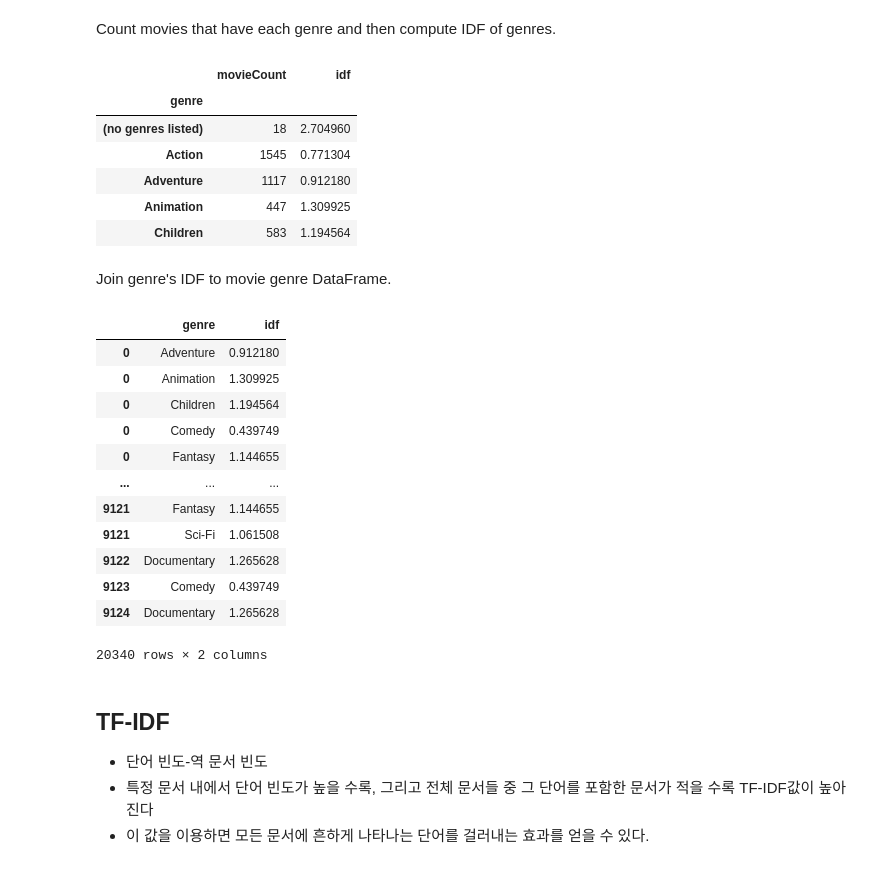
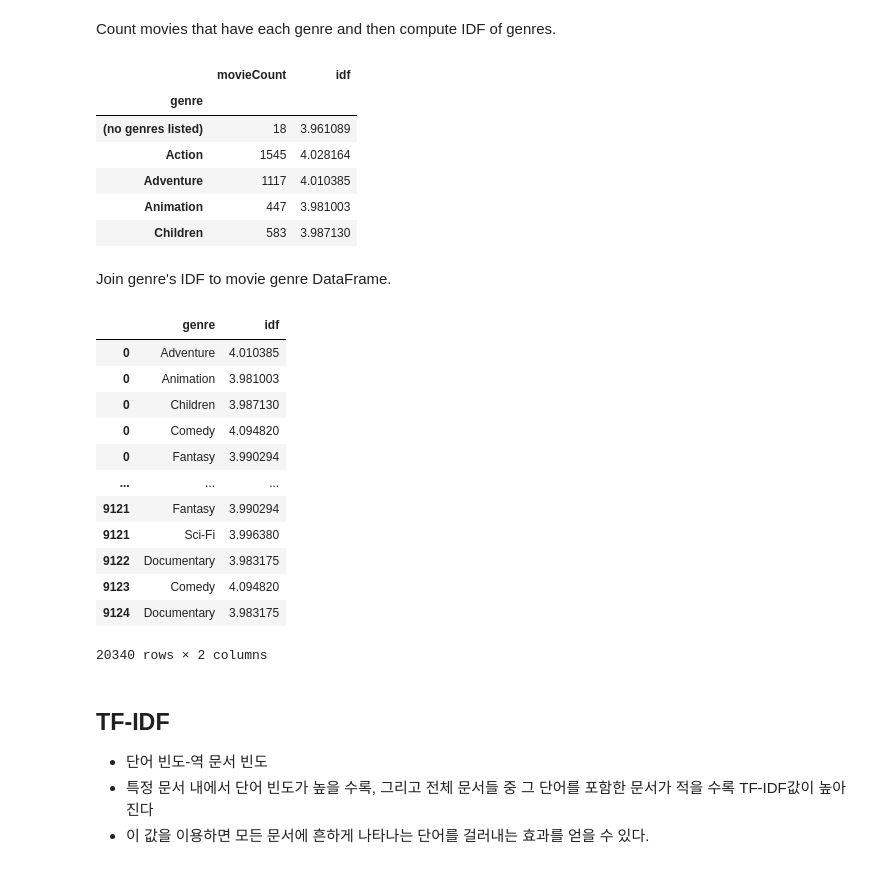
Before and after one commit to jinsuc28/RecSys, a Jupyter notebook: CB.ipynb, the cells around one changed output. Saved outputs shown, nothing was run; the diff lists cells and outputs as text; code cells hidden in the pictures.

```diff
--- a/CB.ipynb
+++ b/CB.ipynb
@@ -117,20 +123,20 @@ Count movies that have each genre and then compute IDF of genres.
 # %%
 genres = pd.DataFrame(data=movieGenres.groupby('genre')['genre'].count())
 genres.columns = ['movieCount']
 
 totalItems = movies.shape[0]
 
-genres['idf'] = genres['movieCount'].apply(lambda x: math.log10(totalItems/x))
+genres['idf'] = genres['movieCount'].apply(lambda x: math.log10(totalItems/1+x))
 
 genres.head()
 # %% [output]
 |  | movieCount | idf |
 | genre |  |  |
-| (no genres listed) | 18 | 2.704960 |
-| Action | 1545 | 0.771304 |
-| Adventure | 1117 | 0.912180 |
-| Animation | 447 | 1.309925 |
-| Children | 583 | 1.194564 |
+| (no genres listed) | 18 | 3.961089 |
+| Action | 1545 | 4.028164 |
+| Adventure | 1117 | 4.010385 |
+| Animation | 447 | 3.981003 |
+| Children | 583 | 3.987130 |
 # %% [markdown]
 Join genre's IDF to movie genre DataFrame.
 # %%
@@ -138,17 +144,17 @@ movieGenreWeights = movieGenres.join(genres['idf'], on='genre')
 movieGenreWeights
 # %% [output]
 |  | genre | idf |
-| 0 | Adventure | 0.912180 |
-| 0 | Animation | 1.309925 |
-| 0 | Children | 1.194564 |
-| 0 | Comedy | 0.439749 |
-| 0 | Fantasy | 1.144655 |
+| 0 | Adventure | 4.010385 |
+| 0 | Animation | 3.981003 |
+| 0 | Children | 3.987130 |
+| 0 | Comedy | 4.094820 |
+| 0 | Fantasy | 3.990294 |
 | ... | ... | ... |
-| 9121 | Fantasy | 1.144655 |
-| 9121 | Sci-Fi | 1.061508 |
-| 9122 | Documentary | 1.265628 |
-| 9123 | Comedy | 0.439749 |
-| 9124 | Documentary | 1.265628 |
+| 9121 | Fantasy | 3.990294 |
+| 9121 | Sci-Fi | 3.996380 |
+| 9122 | Documentary | 3.983175 |
+| 9123 | Comedy | 4.094820 |
+| 9124 | Documentary | 3.983175 |
 20340 rows × 2 columns
 # %% [markdown]
 ## TF-IDF
```
Also changed, not shown: parts of 8 cells of this notebook.
